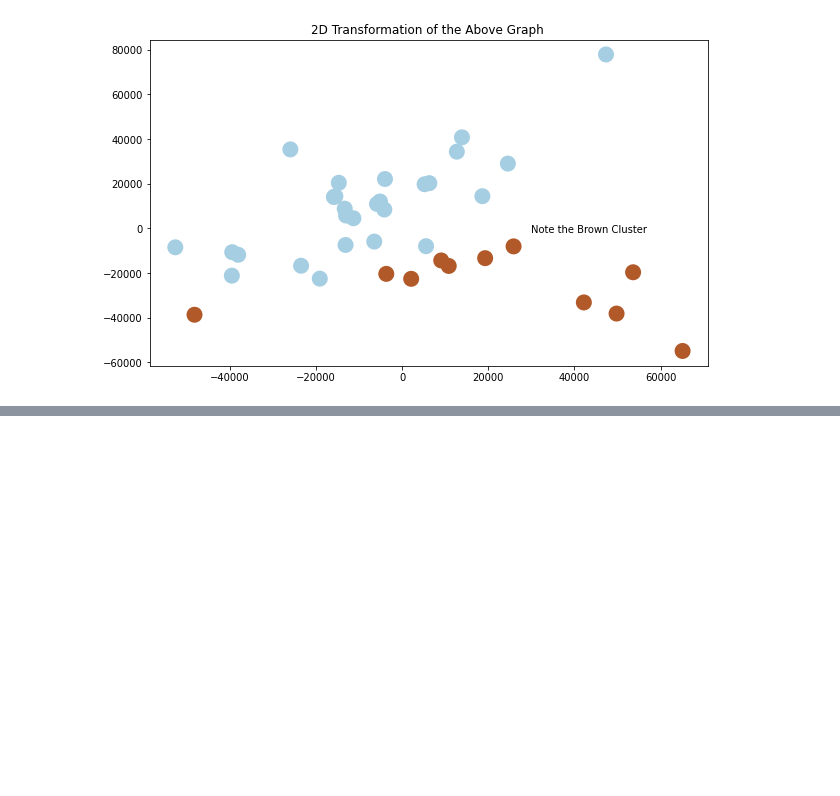
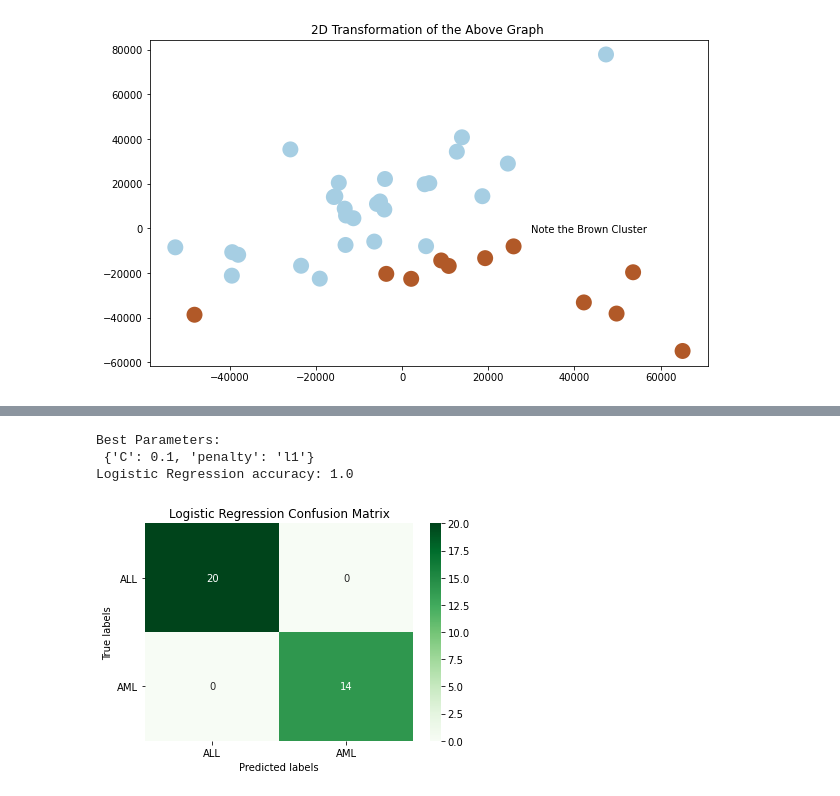
Before and after one commit to ayushsingh12march/DWDM-Assigment, a Jupyter notebook: CancerPrediction.ipynb, the cells around one changed output, grey strips where cells are left out. Drawn from its saved outputs; the diff is of its cells as text; code cells hidden in the pictures; blank space fills up the shorter version.

```diff
--- a/CancerPrediction.ipynb
+++ b/CancerPrediction.ipynb
@@ -217,0 +268,43 @@ Text(0.5, 1.0, '2D Transformation of the Above Graph ')
+# %%
+# Logistic Regression gives 100% accuracy
+from sklearn.model_selection import GridSearchCV, cross_val_score
+from sklearn.linear_model import LogisticRegression
+
+log_grid = {'C': [1e-03, 1e-2, 1e-1, 1, 10],
+                 'penalty': ['l1', 'l2']}
+
+log_estimator = LogisticRegression(solver='liblinear')
+
+log_model = GridSearchCV(estimator=log_estimator,
+                  param_grid=log_grid,
+                  cv=3,
+                  scoring='accuracy')
+
+log_model.fit(X_train, Y_train.iloc[:,0])
+
+print("Best Parameters:\n", log_model.best_params_)
+
+# Select best log model
+best_log = log_model.best_estimator_
+
+# Make predictions using the optimised parameters
+log_pred = best_log.predict(X_test)
+
+print('Logistic Regression accuracy:', round(accuracy_score(Y_test.iloc[:,0], log_pred), 3))
+
+cm_log =  confusion_matrix(Y_test.iloc[:,0], log_pred)
+
+ax = plt.subplot()
+sns.heatmap(cm_log, annot=True, ax = ax, fmt='g', cmap='Greens')
+
+# labels, title and ticks
+ax.set_xlabel('Predicted labels')
+ax.set_ylabel('True labels')
+ax.set_title('Logistic Regression Confusion Matrix')
+ax.xaxis.set_ticklabels(["ALL","AML"])
+ax.yaxis.set_ticklabels(["ALL","AML"], rotation=360);
+# %% [output]
+Best Parameters:
+ {'C': 0.1, 'penalty': 'l1'}
+Logistic Regression accuracy: 1.0
+[figure, added]
```
Also changed, not shown: parts of 3 cells of this notebook.
